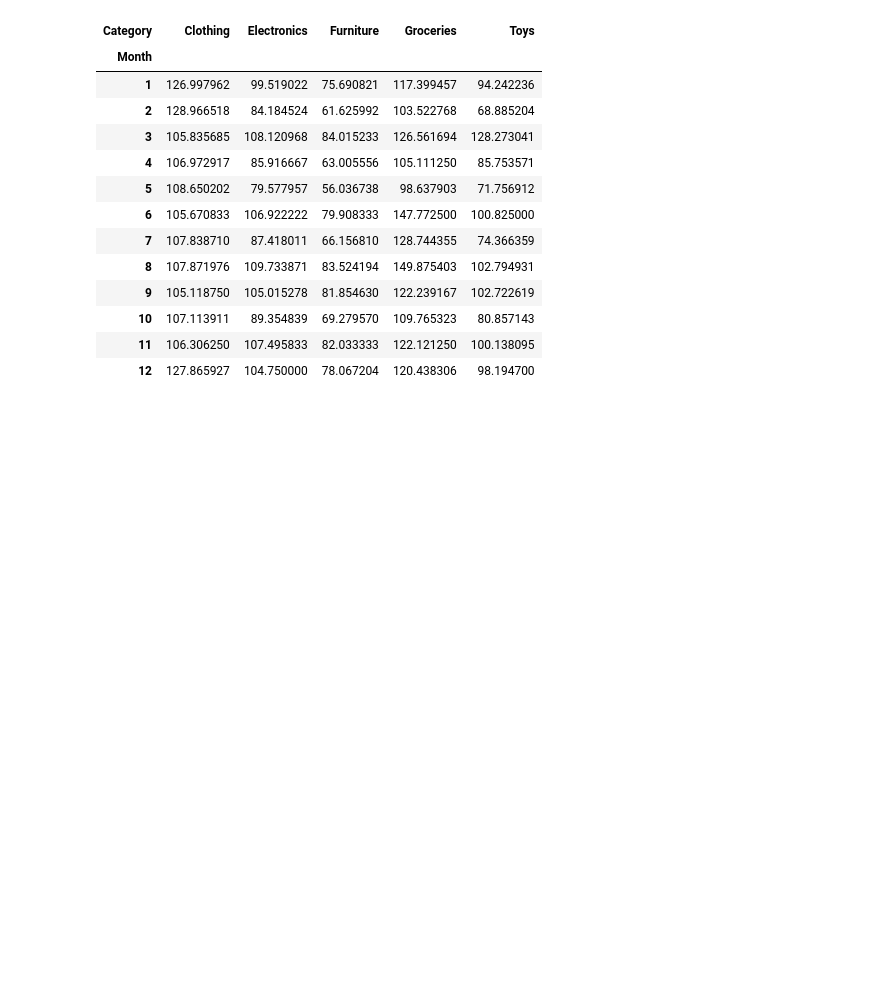
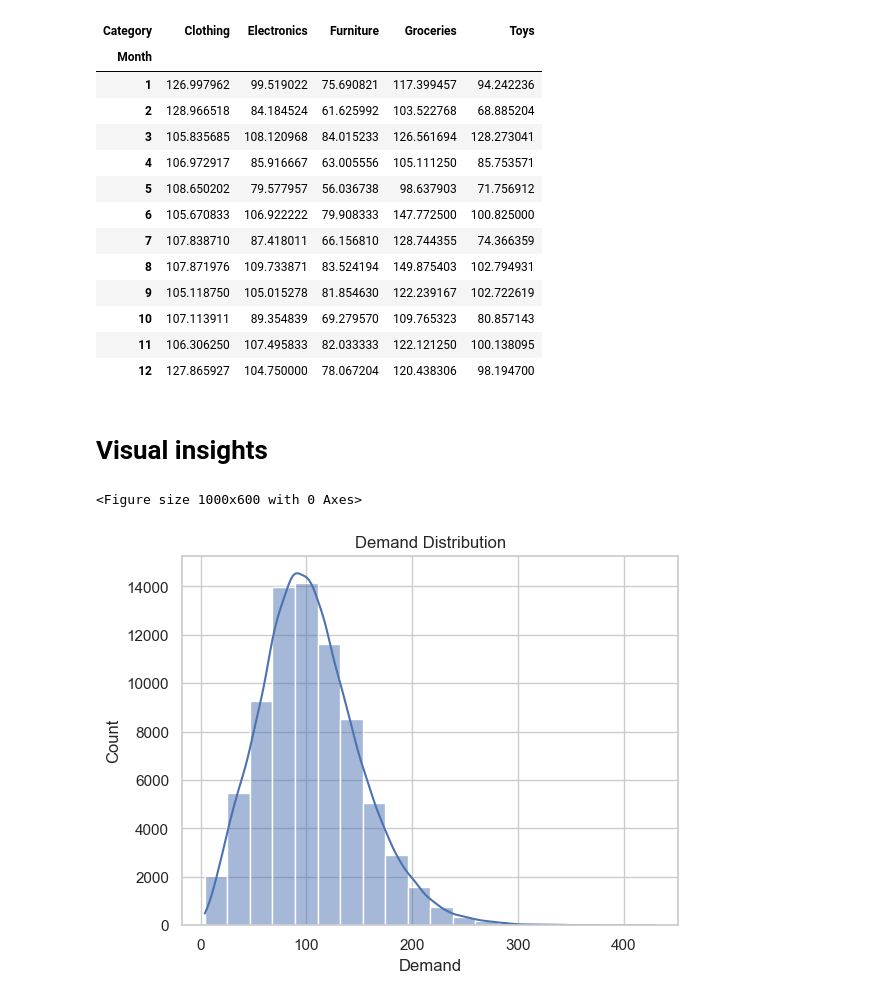
Before and after one commit to nayeem29dse/Demand-Forecast-model-with-streamlit-deployment, a Jupyter notebook: analysis.ipynb, the cells around one changed output. Drawn from its saved outputs; the diff is of its cells as text; code cells hidden in the pictures; blank space fills up the shorter version.

Commit message:
Visual Insight

```diff
--- a/analysis.ipynb
+++ b/analysis.ipynb
@@ -234,3 +234,16 @@ pd.pivot_table(df, values= "Demand" ,index = "Month", columns="Category", aggfun
 | 10 | 107.113911 | 89.354839 | 69.279570 | 109.765323 | 80.857143 |
 | 11 | 106.306250 | 107.495833 | 82.033333 | 122.121250 | 100.138095 |
 | 12 | 127.865927 | 104.750000 | 78.067204 | 120.438306 | 98.194700 |
+# %% [markdown]
+# Visual insights
+# %%
+plt.figure(figsize=(10,6))
+sns.set(style="whitegrid")
+# %% [output]
+<Figure size 1000x600 with 0 Axes>
+# %%
+sns.histplot(df["Demand"], bins=20, kde=True)
+plt.title("Demand Distribution")
+plt.show()
+# %% [output]
+[figure, added]
```
Also changed, not shown: parts of 11 cells of this notebook.
